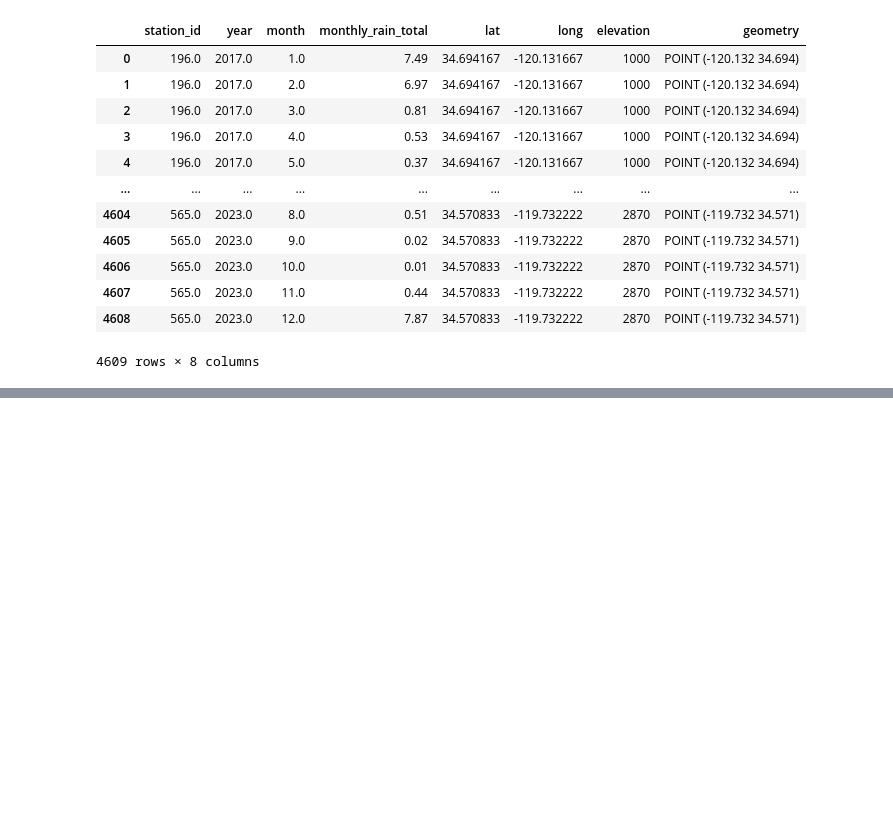
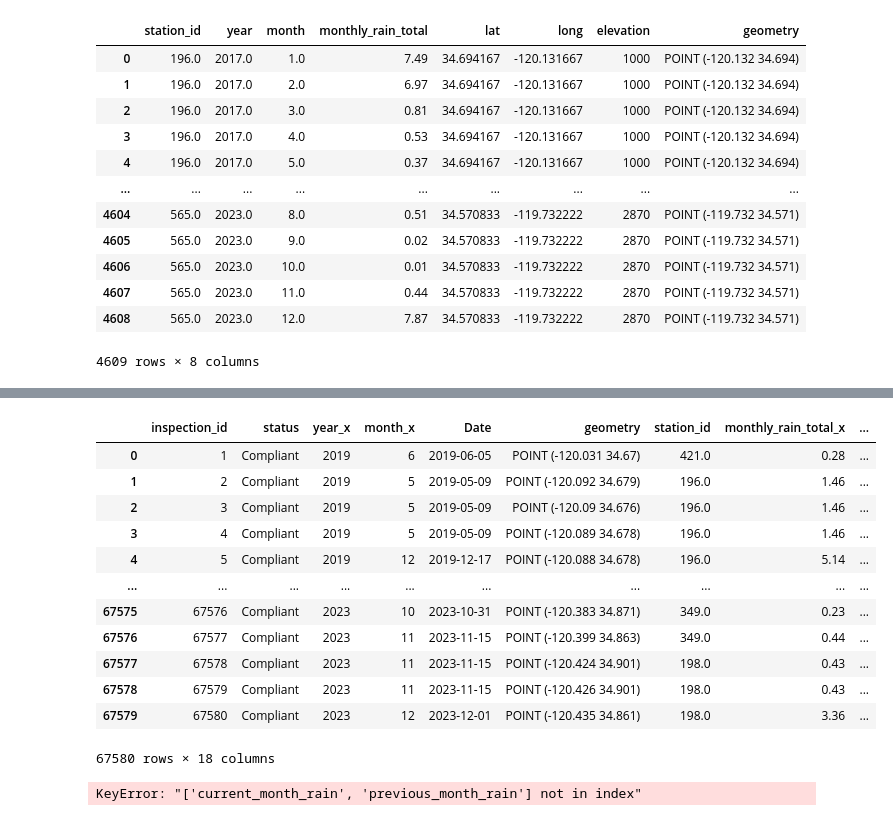
Before and after one commit to wildfire-prep/data-preparation, a Jupyter notebook: code/03_rainfall/join_rainfall.ipynb, the cells around one changed output, grey strips where cells are left out. Drawn from its saved outputs; the diff is of its cells as text; code cells hidden in the pictures; blank space fills up the shorter version.

```diff
--- a/code/03_rainfall/join_rainfall.ipynb
+++ b/code/03_rainfall/join_rainfall.ipynb
@@ -180,2 +177,37 @@ closest_rain
+# %%
+closest_rain_final = closest_rain_merged.merge(
+    rain_data,
+    left_on=['station_id', 'year_prior', 'month_prior'],
+    right_on=['station_id', 'year', 'month'],
+    how='left'
+)
+
+closest_rain_final.rename(columns = {'monthly_rain_total_x': 'current_month_rain',
+                                     'monthly_rain_total_y': 'previous_month_rain'}
+)
+closest_rain_final
+# %% [output]
+|  | inspection_id | status | year_x | month_x | Date | geometry | station_id | monthly_rain_total_x | ... |
+| 0 | 1 | Compliant | 2019 | 6 | 2019-06-05 | POINT (-120.031 34.67) | 421.0 | 0.28 | ... |
+| 1 | 2 | Compliant | 2019 | 5 | 2019-05-09 | POINT (-120.092 34.679) | 196.0 | 1.46 | ... |
+| 2 | 3 | Compliant | 2019 | 5 | 2019-05-09 | POINT (-120.09 34.676) | 196.0 | 1.46 | ... |
+| 3 | 4 | Compliant | 2019 | 5 | 2019-05-09 | POINT (-120.089 34.678) | 196.0 | 1.46 | ... |
+| 4 | 5 | Compliant | 2019 | 12 | 2019-12-17 | POINT (-120.088 34.678) | 196.0 | 5.14 | ... |
+| ... | ... | ... | ... | ... | ... | ... | ... | ... | ... |
+| 67575 | 67576 | Compliant | 2023 | 10 | 2023-10-31 | POINT (-120.383 34.871) | 349.0 | 0.23 | ... |
+| 67576 | 67577 | Compliant | 2023 | 11 | 2023-11-15 | POINT (-120.399 34.863) | 349.0 | 0.44 | ... |
+| 67577 | 67578 | Compliant | 2023 | 11 | 2023-11-15 | POINT (-120.424 34.901) | 198.0 | 0.43 | ... |
+| 67578 | 67579 | Compliant | 2023 | 11 | 2023-11-15 | POINT (-120.426 34.901) | 198.0 | 0.43 | ... |
+| 67579 | 67580 | Compliant | 2023 | 12 | 2023-12-01 | POINT (-120.435 34.861) | 198.0 | 3.36 | ... |
+67580 rows × 18 columns
+# %%
+rain_final = closest_rain_final[['inspection_id',
+                                        'station_id',
+                                        'current_month_rain',
+                                        'previous_month_rain',
+                                        'year_prior_2',
+                                        'month_prior_2']]
+# %% [output]
+KeyError: "['current_month_rain', 'previous_month_rain'] not in index"
 # %%
 print(rain_data.dtypes)
```
Also changed, not shown: parts of 9 cells of this notebook.
